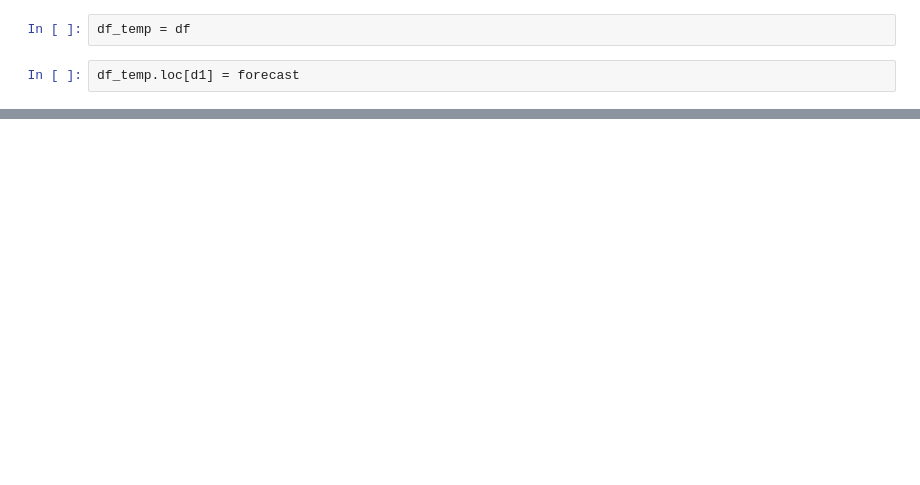
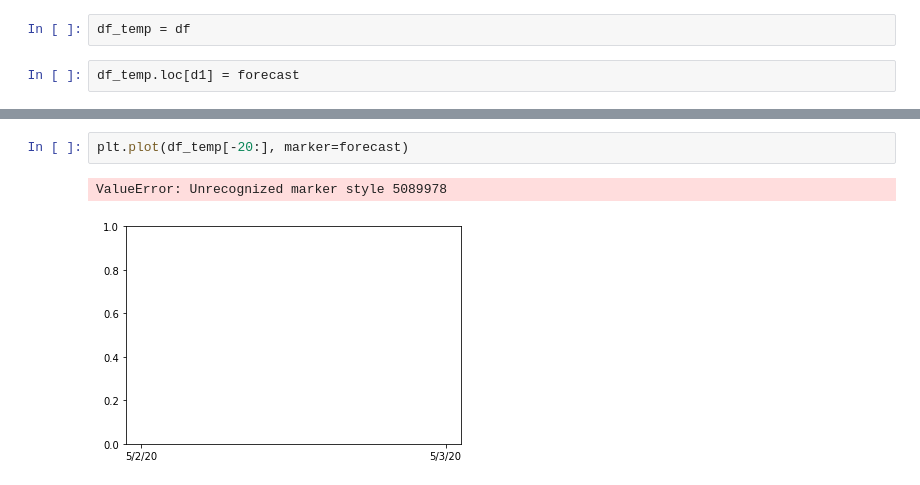
Before and after one commit to asrjy/covid-lstm, a Jupyter notebook: lstm.ipynb, the cells around one changed output, grey strips where cells are left out. Drawn from its saved outputs; the diff is of its cells as text; blank space fills up the shorter version.

```diff
--- a/lstm.ipynb
+++ b/lstm.ipynb
@@ -220,0 +221,5 @@ df_temp
+# %%
+plt.plot(df_temp[-20:], marker=forecast)
+# %% [output]
+ValueError: Unrecognized marker style 5089978
+[figure, added]
```
Also changed, not shown: parts of 10 cells of this notebook.
